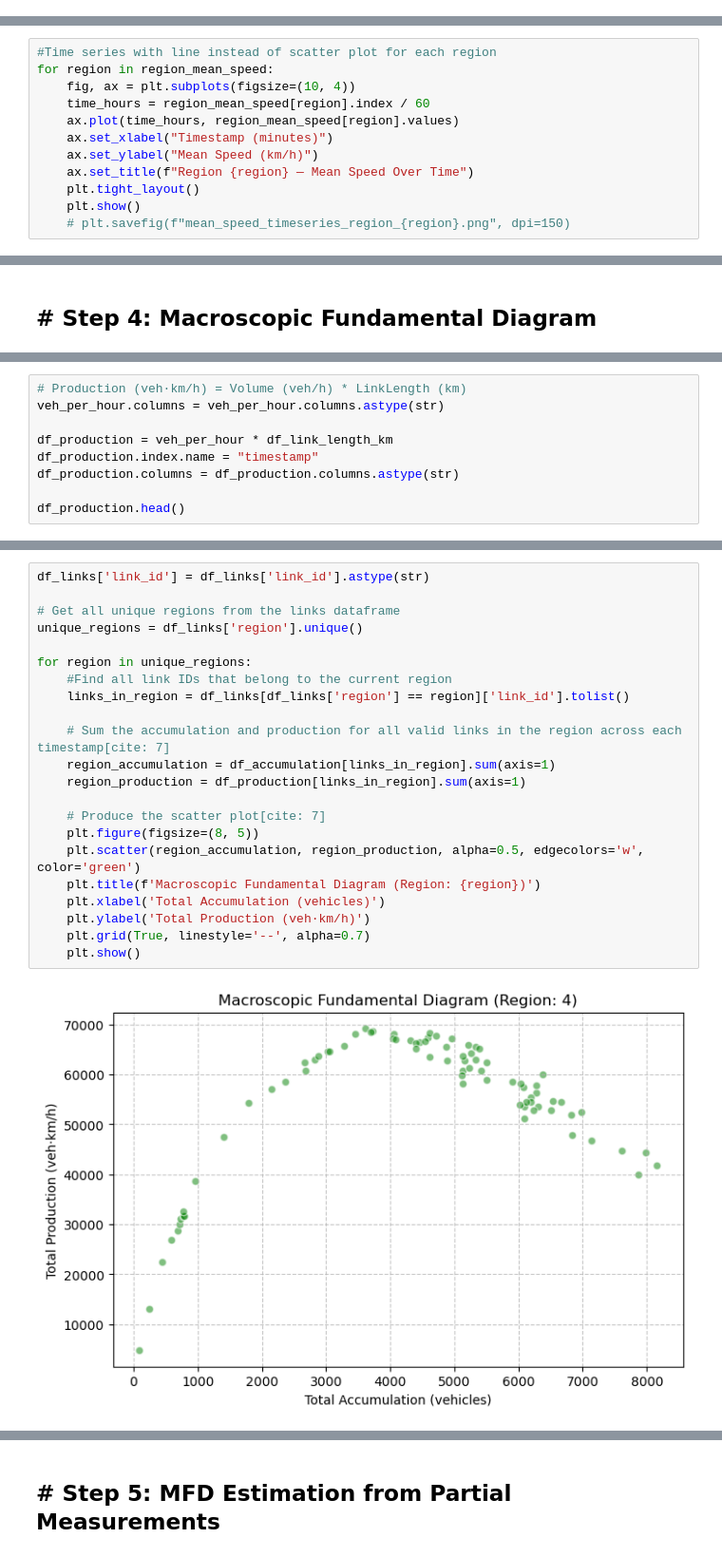
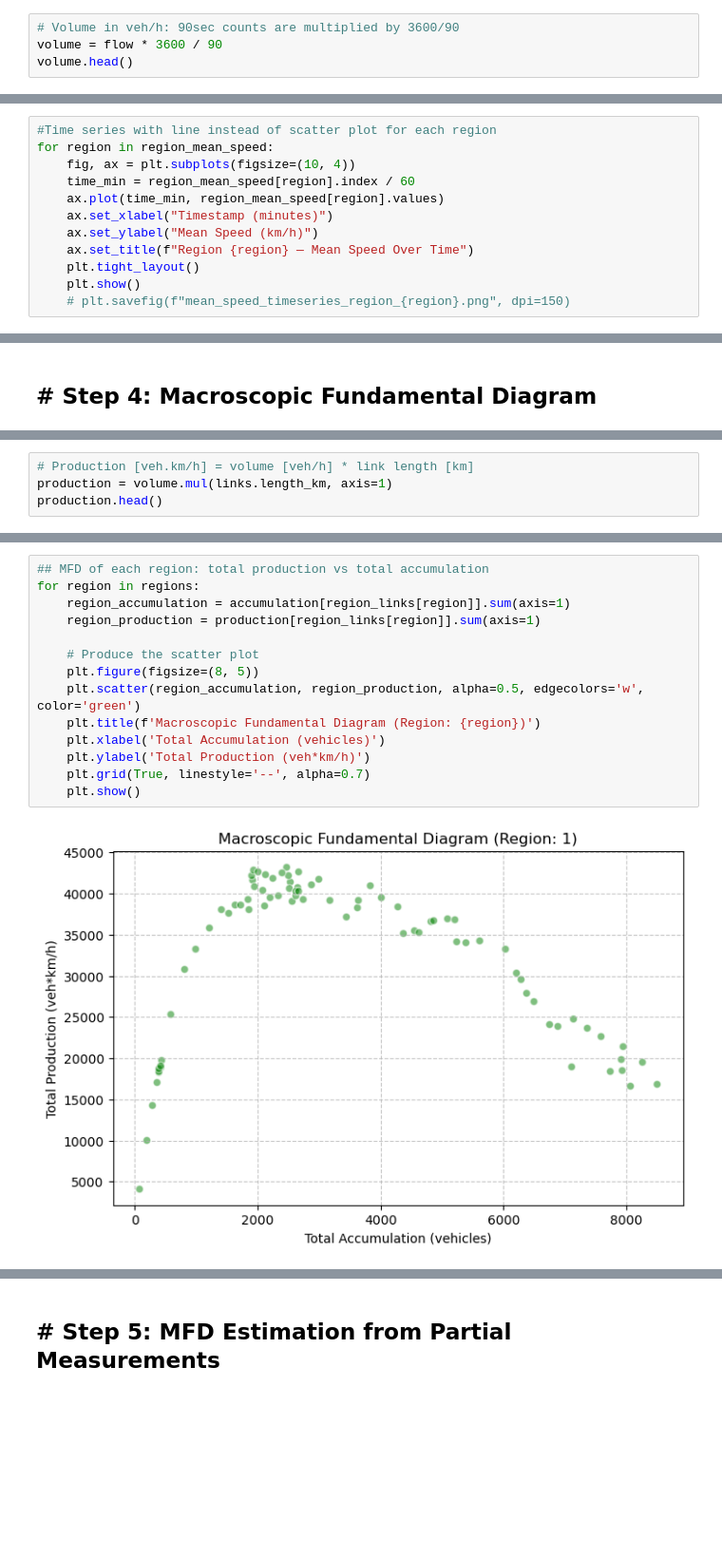
Before and after one commit to margauxfstn/Lab-1-Traffic, a Jupyter notebook: lab1Lorenzo.ipynb, the cells around one changed output, grey strips where cells are left out. Shown at 95% size. Drawn from its saved outputs; the diff is of its cells as text; blank space fills up the shorter version.

```diff
--- a/lab1Lorenzo.ipynb
+++ b/lab1Lorenzo.ipynb
@@ -81,0 +51,4 @@ ax.grid(True, alpha=0.3)
+# %%
+# Volume in veh/h: 90sec counts are multiplied by 3600/90
+volume = flow * 3600 / 90
+volume.head()
@@ -358,8 +222,8 @@ The graphs follow the theoretically expected shape. Higher density means lower s
 #Time series with line instead of scatter plot for each region
 for region in region_mean_speed:
     fig, ax = plt.subplots(figsize=(10, 4))
-    time_hours = region_mean_speed[region].index / 60
-    ax.plot(time_hours, region_mean_speed[region].values)
+    time_min = region_mean_speed[region].index / 60
+    ax.plot(time_min, region_mean_speed[region].values)
     ax.set_xlabel("Timestamp (minutes)")
     ax.set_ylabel("Mean Speed (km/h)")
     ax.set_title(f"Region {region} — Mean Speed Over Time")
@@ -399,13 +253,8 @@ df_accumulation.head()
 | 450 | 1.453257 | 1.058469 | 2.332747 | 0.726716 | 2.521547 | 0.453199 | 0.0 | 0.459699 | 0.886423 | 0.666217 | ... | ... |
 5 rows × 1570 columns
 # %%
-# Production (veh·km/h) = Volume (veh/h) * LinkLength (km)
-veh_per_hour.columns = veh_per_hour.columns.astype(str)
-
-df_production = veh_per_hour * df_link_length_km
-df_production.index.name = "timestamp"
-df_production.columns = df_production.columns.astype(str)
-
-df_production.head()
+# Production [veh.km/h] = volume [veh/h] * link length [km]
+production = volume.mul(links.length_km, axis=1)
+production.head()
 # %% [output]
 |  | 512 | 513 | 514 | 516 | 593 | 594 | 595 | 596 | 597 | 598 | ... | ... |
@@ -451,24 +305,16 @@ plt.show()
 # %%
-df_links['link_id'] = df_links['link_id'].astype(str)
+## MFD of each region: total production vs total accumulation
+for region in regions:
+    region_accumulation = accumulation[region_links[region]].sum(axis=1)
+    region_production = production[region_links[region]].sum(axis=1)
 
-# Get all unique regions from the links dataframe
-unique_regions = df_links['region'].unique()
-
-for region in unique_regions:
-    #Find all link IDs that belong to the current region
-    links_in_region = df_links[df_links['region'] == region]['link_id'].tolist()
-
-    # Sum the accumulation and production for all valid links in the region across each timestamp[cite: 7]
-    region_accumulation = df_accumulation[links_in_region].sum(axis=1)
-    region_production = df_production[links_in_region].sum(axis=1)
-
-    # Produce the scatter plot[cite: 7]
+    # Produce the scatter plot
     plt.figure(figsize=(8, 5))
     plt.scatter(region_accumulation, region_production, alpha=0.5, edgecolors='w', color='green')
     plt.title(f'Macroscopic Fundamental Diagram (Region: {region})')
     plt.xlabel('Total Accumulation (vehicles)')
-    plt.ylabel('Total Production (veh·km/h)')
+    plt.ylabel('Total Production (veh*km/h)')
     plt.grid(True, linestyle='--', alpha=0.7)
     plt.show()
 # %% [output]
-[figure, old version]
+[figure, new version]
```
Also changed, not shown: parts of 52 cells of this notebook.
